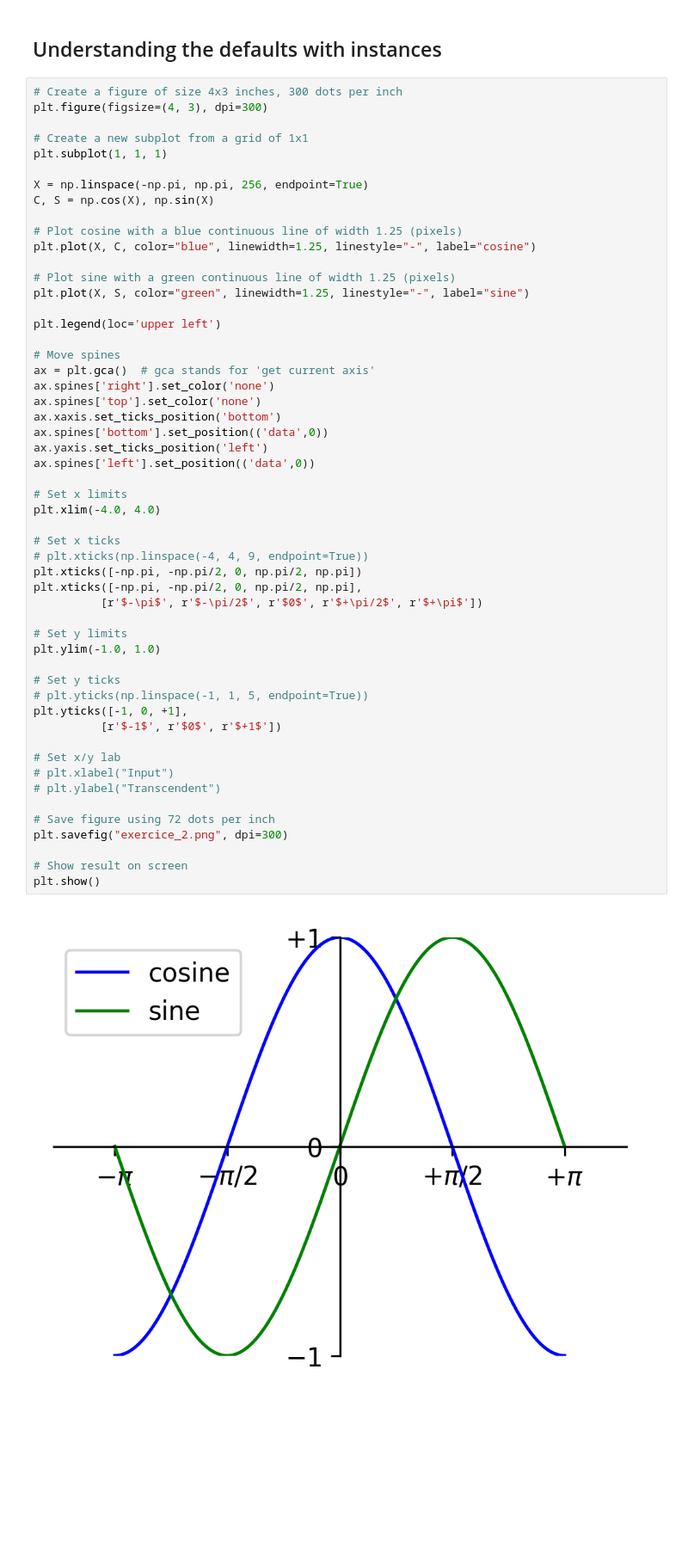
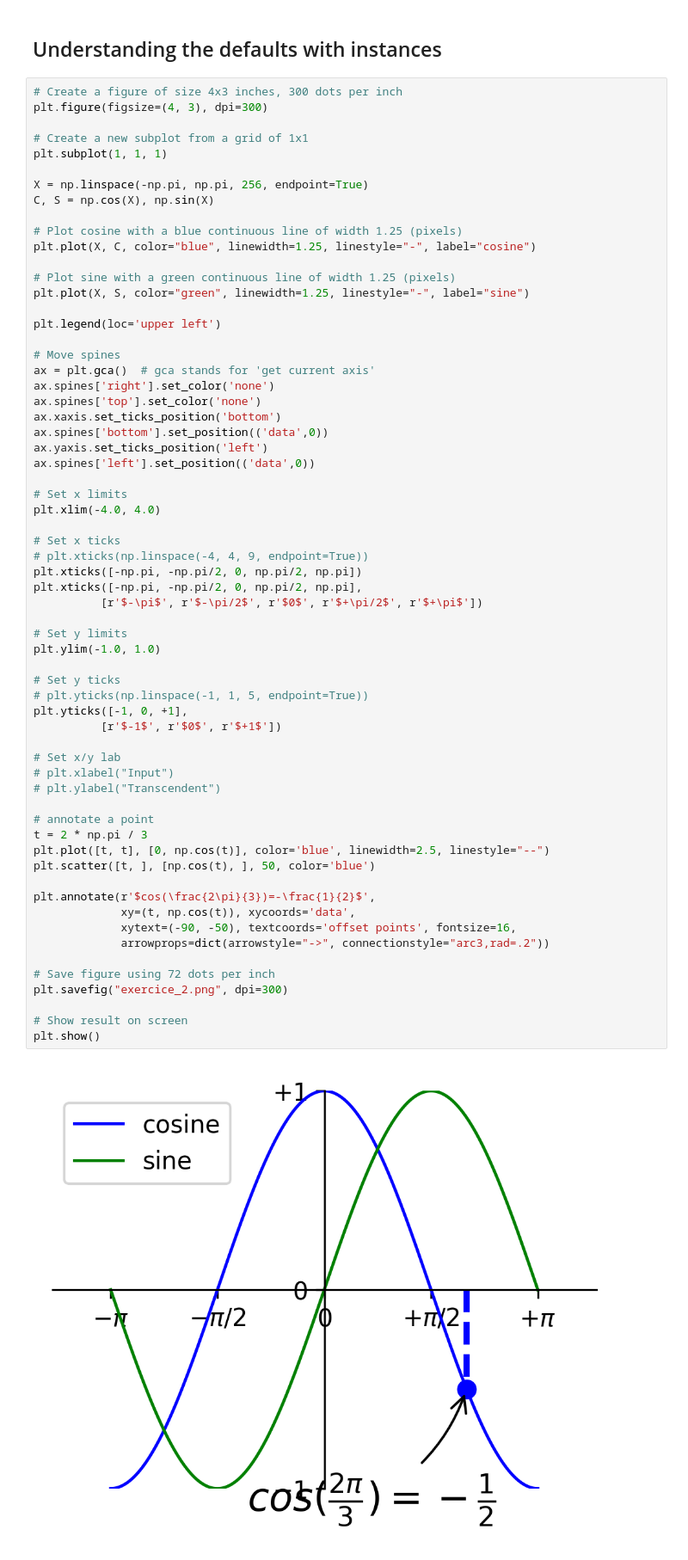
Before and after one commit to Accio/learn-scipy, a Jupyter notebook: 1.4/Matplotlib.ipynb, the cells around one changed output. Shown at 86% size. Cells and saved outputs as stored; diff of their text form; blank space fills up the shorter version.

Commit message:
plt.scatter and plt.annotate

```diff
--- a/1.4/Matplotlib.ipynb
+++ b/1.4/Matplotlib.ipynb
@@ -49,31 +49,41 @@ ax.spines['bottom'].set_position(('data',0))
 ax.yaxis.set_ticks_position('left')
 ax.spines['left'].set_position(('data',0))
 
 # Set x limits
 plt.xlim(-4.0, 4.0)
 
 # Set x ticks
 # plt.xticks(np.linspace(-4, 4, 9, endpoint=True))
 plt.xticks([-np.pi, -np.pi/2, 0, np.pi/2, np.pi])
 plt.xticks([-np.pi, -np.pi/2, 0, np.pi/2, np.pi],
           [r'$-\pi$', r'$-\pi/2$', r'$0$', r'$+\pi/2$', r'$+\pi$'])
 
 # Set y limits
 plt.ylim(-1.0, 1.0)
 
 # Set y ticks
 # plt.yticks(np.linspace(-1, 1, 5, endpoint=True))
 plt.yticks([-1, 0, +1],
           [r'$-1$', r'$0$', r'$+1$'])
 
 # Set x/y lab
 # plt.xlabel("Input")
 # plt.ylabel("Transcendent")
 
+# annotate a point
+t = 2 * np.pi / 3
+plt.plot([t, t], [0, np.cos(t)], color='blue', linewidth=2.5, linestyle="--")
+plt.scatter([t, ], [np.cos(t), ], 50, color='blue')
+
+plt.annotate(r'$cos(\frac{2\pi}{3})=-\frac{1}{2}$',
+             xy=(t, np.cos(t)), xycoords='data',
+             xytext=(-90, -50), textcoords='offset points', fontsize=16,
+             arrowprops=dict(arrowstyle="->", connectionstyle="arc3,rad=.2"))
+
 # Save figure using 72 dots per inch
 plt.savefig("exercice_2.png", dpi=300)
 
 # Show result on screen
 plt.show()
 # %% [output]
-[figure, old version]
+[figure, new version]
```
